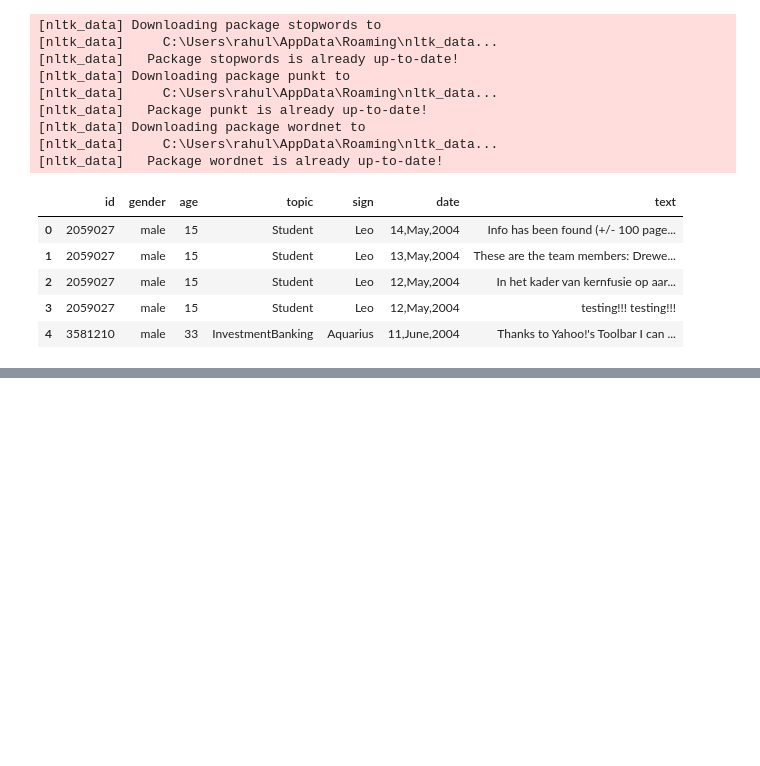
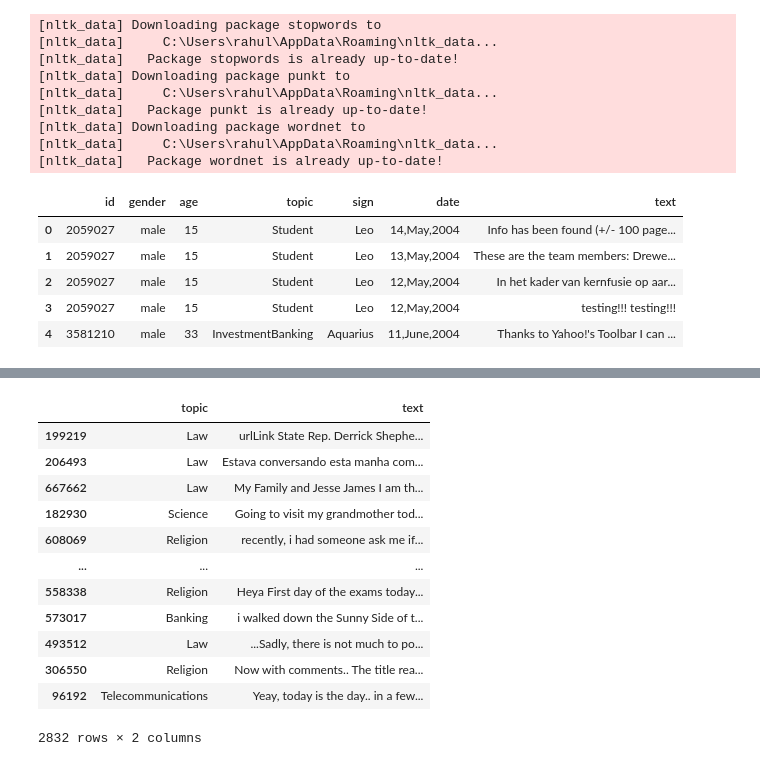
Before and after one commit to iamrahulthorat/BlogTopicClassification, a Jupyter notebook: notebooks/MulticlassTextClassification.ipynb, the cells around one changed output, grey strips where cells are left out. Drawn from its saved outputs; the diff is of its cells as text; code cells hidden in the pictures; blank space fills up the shorter version.

```diff
--- a/notebooks/MulticlassTextClassification.ipynb
+++ b/notebooks/MulticlassTextClassification.ipynb
@@ -73,6 +148,20 @@ df["topic"].value_counts()
 # %%
-options = ["Technology", "Arts", "Education", "Communications-Media", "Internet", "Non-Profit", "Engineering"]
+options = ["Law", "Science", "Religion", "Fashion", "Banking", "Chemicals", "Telecommunications"]
 df = df.loc[df["topic"].isin(options)]
 df
+# %% [output]
+|  | topic | text |
+| 199219 | Law | urlLink State Rep. Derrick Shephe... |
+| 206493 | Law | Estava conversando esta manha com... |
+| 667662 | Law | My Family and Jesse James I am th... |
+| 182930 | Science | Going to visit my grandmother tod... |
+| 608069 | Religion | recently, i had someone ask me if... |
+| ... | ... | ... |
+| 558338 | Religion | Heya First day of the exams today... |
+| 573017 | Banking | i walked down the Sunny Side of t... |
+| 493512 | Law | ...Sadly, there is not much to po... |
+| 306550 | Religion | Now with comments.. The title rea... |
+| 96192 | Telecommunications | Yeay, today is the day.. in a few... |
+2832 rows × 2 columns
 # %%
 df["topic"].value_counts()
```
Also changed, not shown: parts of 31 cells of this notebook, 1 other file.
